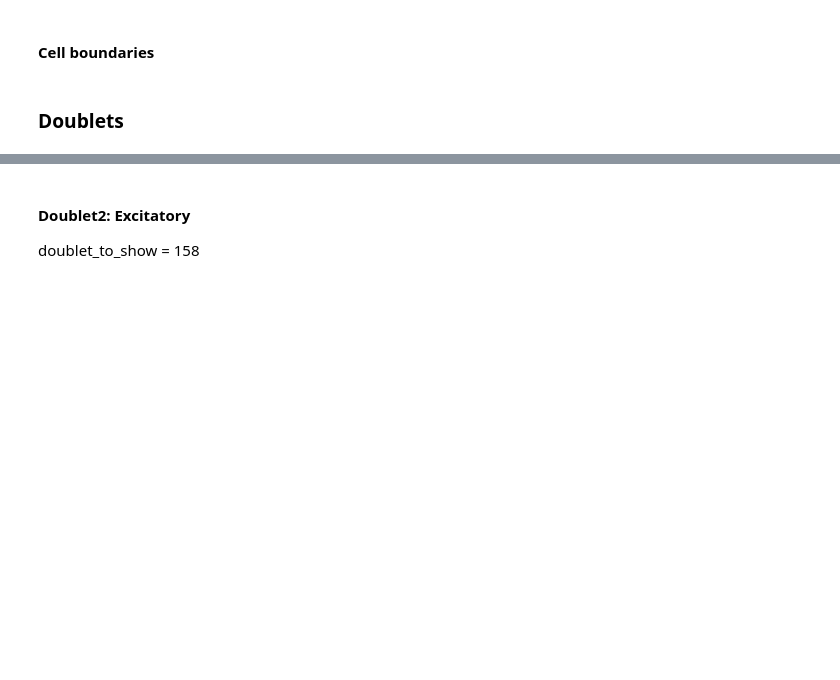
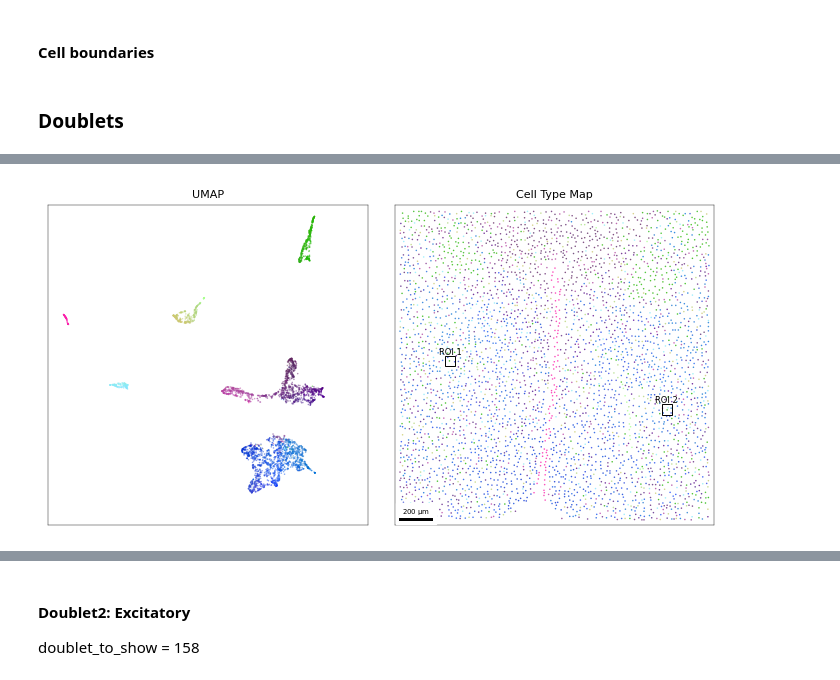
Before and after one commit to melocery/MasterThesisAnalysis, a Jupyter notebook: notebook/R8_DoubletsExample.ipynb, the cells around one changed output, grey strips where cells are left out. Cells and saved outputs as stored; diff of their text form; code cells hidden in the pictures; blank space fills up the shorter version.

```diff
--- a/notebook/R8_DoubletsExample.ipynb
+++ b/notebook/R8_DoubletsExample.ipynb
@@ -68,3 +28,5 @@ def _plot_scalebar(ax, dx=1, units="um", fontsize=5, color="black", box_alpha=0,
+# %%
+fig_path = Path("../data/results/R8")
 # %% [markdown]
 ### data
 # %% [markdown]
@@ -208 +89,90 @@ plt.show()
+# %%
+fig, ax = plt.subplots(1, 2, figsize=(18*CM, 9*CM))
+
+ax[0].scatter(
+    embedding[:, 0],
+    embedding[:, 1],
+    c=RGB,
+    alpha=0.5,
+    marker=".",
+    edgecolors='none',
+    s=5,
+)
+ax[0].set(aspect='equal', adjustable='box')
+ax[0].set_xlim(-8,17)
+ax[0].set_ylim(-8,17)
+for spine in ax[0].spines.values():
+        spine.set_linewidth(0.3)
+ax[0].set_xticks([])
+ax[0].set_yticks([])
+ax[0].set_title("UMAP", fontsize=8)
+
+ax[1].scatter(
+    spatial[:, 0],
+    spatial[:, 1],
+    c=RGB,
+    alpha=0.8,
+    marker=".",
+    edgecolors='none',
+    s=5,
+)
+ax[1].set(aspect="equal")
+
+x_center, y_center = doublets["x", "y"].row(49)
+x0 = x_center - window_size
+y0 = y_center - window_size
+square = Rectangle(
+    (x0, y0),
+    width=windowsize,
+    height=windowsize,
+    linewidth=0.7,
+    fill=False,
+    edgecolor="k",
+)
+ax[1].add_patch(square)
+ax[1].text(
+            x0 + windowsize / 2, y0 + windowsize + 10,
+            "ROI 1",
+            color="k",
+            fontsize=6,
+            fontweight='light',
+            ha='center'
+        )
+
+x_center, y_center = doublets["x", "y"].row(158)
+x0 = x_center - window_size
+y0 = y_center - window_size
+square = Rectangle(
+    (x0, y0),
+    width=windowsize,
+    height=windowsize,
+    linewidth=0.7,
+    fill=False,
+    edgecolor="k",
+)
+ax[1].add_patch(square)
+ax[1].text(
+            x0 + windowsize / 2, y0 + windowsize + 10,
+            "ROI 2",
+            color="k",
+            fontsize=6,
+            fontweight='light',
+            ha='center'
+        )
+
+_plot_scalebar(ax[1], dx=1, units="um", location="lower left", length_fraction=0.25, fontsize=5, box_alpha=1)
+ax[1].set_xticks([])
+ax[1].set_yticks([])
+for spine in ax[1].spines.values():
+        spine.set_linewidth(0.3)
+ax[1].set_xlim(-30,1830)
+ax[1].set_ylim(-30,1830)
+ax[1].set_aspect('equal')
+ax[1].set_title("Cell Type Map", fontsize=8)
+
+plt.tight_layout()
+plt.savefig(fig_path/"CTnUMAP.pdf", **SAVE_FIG)
+plt.show()
+# %% [output]
+[figure, added]
 # %% [markdown]
```
Also changed, not shown: parts of 22 cells of this notebook, 5 other files.
